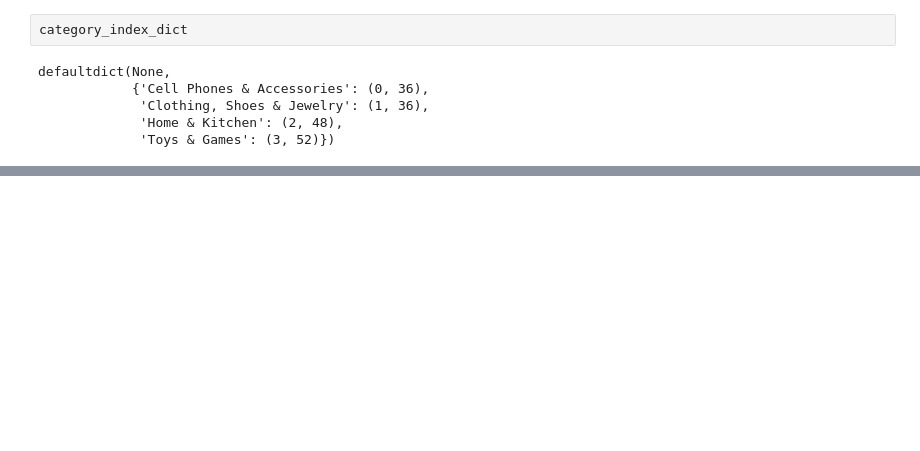
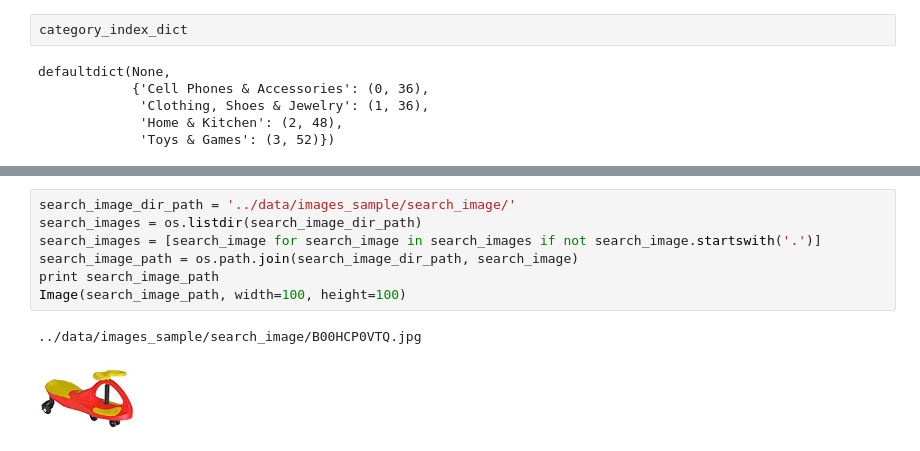
Before and after one commit to eugeneyan/datagene, a Jupyter notebook: notebooks/image_search_single.ipynb, the cells around one changed output, grey strips where cells are left out. Cells and saved outputs as stored; diff of their text form; blank space fills up the shorter version.

```diff
--- a/notebooks/image_search_single.ipynb
+++ b/notebooks/image_search_single.ipynb
@@ -52,0 +273,10 @@ defaultdict(None,
+# %%
+search_image_dir_path = '../data/images_sample/search_image/'
+search_images = os.listdir(search_image_dir_path)
+search_images = [search_image for search_image in search_images if not search_image.startswith('.')]
+search_image_path = os.path.join(search_image_dir_path, search_image)
+print search_image_path
+Image(search_image_path, width=100, height=100)
+# %% [output]
+../data/images_sample/search_image/B00HCP0VTQ.jpg
+[figure, added]
```
Also changed, not shown: parts of 37 cells of this notebook, 9 other files.
